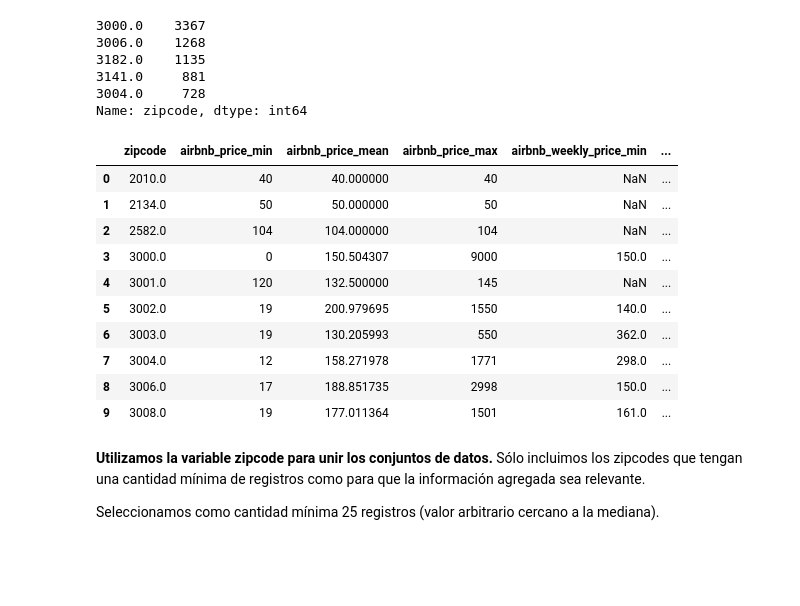
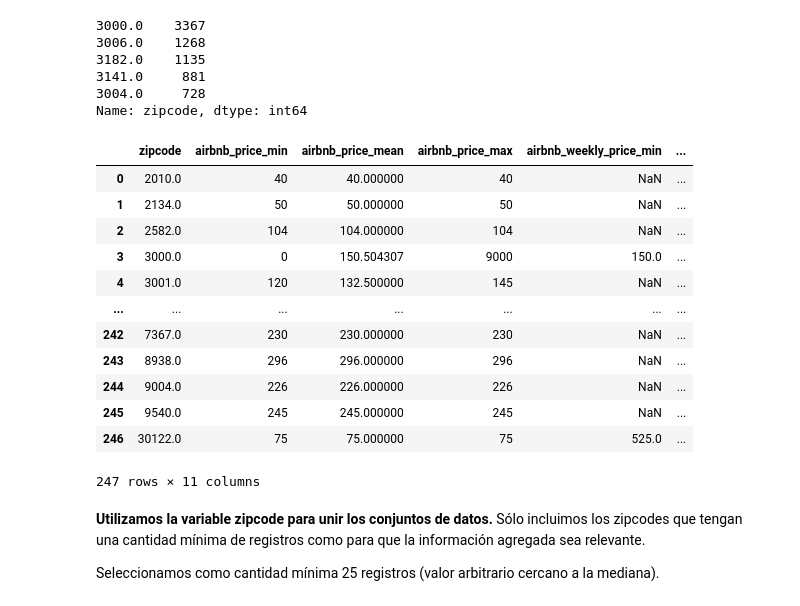
Before and after one commit to elerufe/DiploDatosFaMAF, a Jupyter notebook: EyCD/G25_Entregable_EyCD_parte_1.ipynb, the cells around one changed output. Saved outputs shown, nothing was run; the diff lists cells and outputs as text; code cells hidden in the pictures; blank space fills up the shorter version.

```diff
--- a/EyCD/G25_Entregable_EyCD_parte_1.ipynb
+++ b/EyCD/G25_Entregable_EyCD_parte_1.ipynb
@@ -546,46 +659,47 @@ airbnb_df.zipcode.value_counts().head(5)
 3004.0     728
 Name: zipcode, dtype: int64
 # %%
-relevant_cols = ['zipcode','neighborhood', 'price', 'weekly_price', 'monthly_price']
+relevant_cols = ['zipcode', 'price', 'weekly_price', 'monthly_price']
 ## Option 1
 # Pass a dictionary where the keys are the original columns to aggregate and
 # the values are the operations (or list of operations).
 airbnb_price_by_zipcode = airbnb_df[relevant_cols].groupby('zipcode')\
   .agg({'price': ['min', 'mean', "max"], 'weekly_price': ['min', 'mean', "max"],
         'monthly_price': ['min', 'mean', "max"], "zipcode": "count"})\
   .reset_index()
 # Flatten the two level columns
 airbnb_price_by_zipcode.columns = [
   ' '.join(col).strip()
   for col in airbnb_price_by_zipcode.columns.values]
 # Rename columns
 airbnb_price_by_zipcode = airbnb_price_by_zipcode.rename(
     columns={'price min': "airbnb_price_min",
              'price mean': 'airbnb_price_mean',
              'price max':'airbnb_price_max',
              'weekly_price min': 'airbnb_weekly_price_min',
              'weekly_price mean': 'airbnb_weekly_price_mean',
              'weekly_price max': 'airbnb_weekly_price_max',
              'monthly_price min': 'airbnb_monthly_price_min',
              'monthly_price mean': 'airbnb_monthly_price_mean',
              'monthly_price max': 'airbnb_monthly_price_max',
              'zipcode count': 'zipcode_count',
-             'neighborhood': 'airbnb_neighborhood'
                 }
 )
-airbnb_price_by_zipcode[:10]
+airbnb_price_by_zipcode
 # %% [output]
 |  | zipcode | airbnb_price_min | airbnb_price_mean | airbnb_price_max | airbnb_weekly_price_min | ... |
 | 0 | 2010.0 | 40 | 40.000000 | 40 | NaN | ... |
 | 1 | 2134.0 | 50 | 50.000000 | 50 | NaN | ... |
 | 2 | 2582.0 | 104 | 104.000000 | 104 | NaN | ... |
 | 3 | 3000.0 | 0 | 150.504307 | 9000 | 150.0 | ... |
 | 4 | 3001.0 | 120 | 132.500000 | 145 | NaN | ... |
-| 5 | 3002.0 | 19 | 200.979695 | 1550 | 140.0 | ... |
-| 6 | 3003.0 | 19 | 130.205993 | 550 | 362.0 | ... |
-| 7 | 3004.0 | 12 | 158.271978 | 1771 | 298.0 | ... |
-| 8 | 3006.0 | 17 | 188.851735 | 2998 | 150.0 | ... |
-| 9 | 3008.0 | 19 | 177.011364 | 1501 | 161.0 | ... |
+| ... | ... | ... | ... | ... | ... | ... |
+| 242 | 7367.0 | 230 | 230.000000 | 230 | NaN | ... |
+| 243 | 8938.0 | 296 | 296.000000 | 296 | NaN | ... |
+| 244 | 9004.0 | 226 | 226.000000 | 226 | NaN | ... |
+| 245 | 9540.0 | 245 | 245.000000 | 245 | NaN | ... |
+| 246 | 30122.0 | 75 | 75.000000 | 75 | 525.0 | ... |
+247 rows × 11 columns
 # %% [markdown]
 **Utilizamos la variable zipcode para unir los conjuntos de datos.** Sólo incluimos los zipcodes que tengan una cantidad mínima de registros como para que la información agregada sea relevante.
 
```
Also changed, not shown: parts of 39 cells of this notebook.
